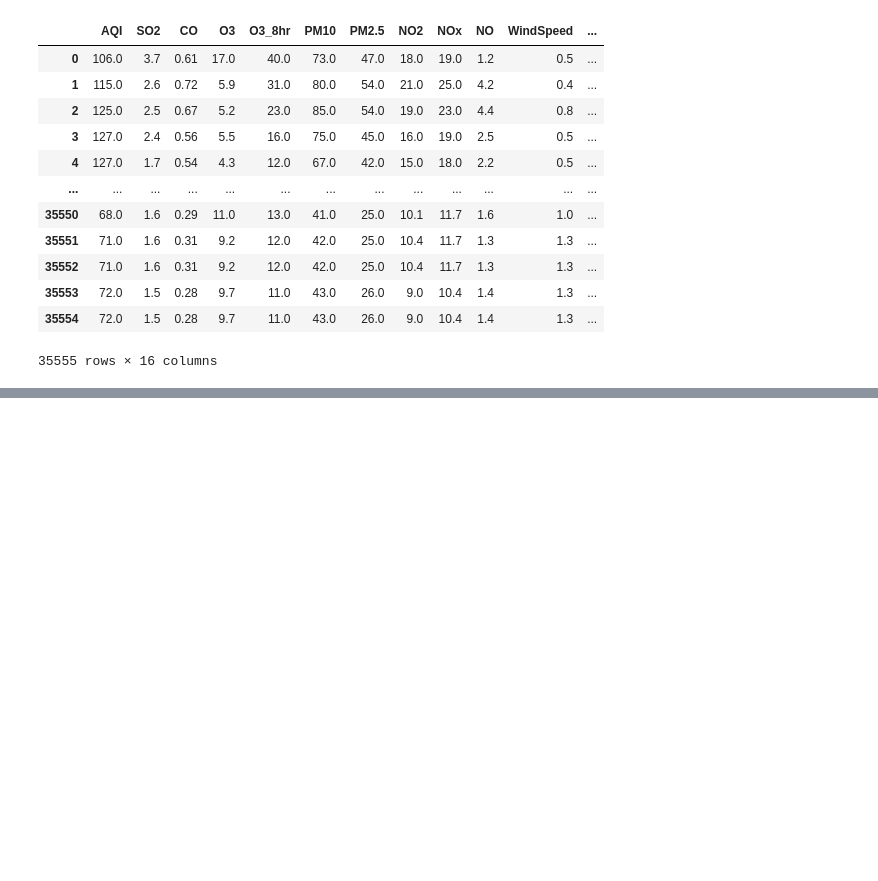
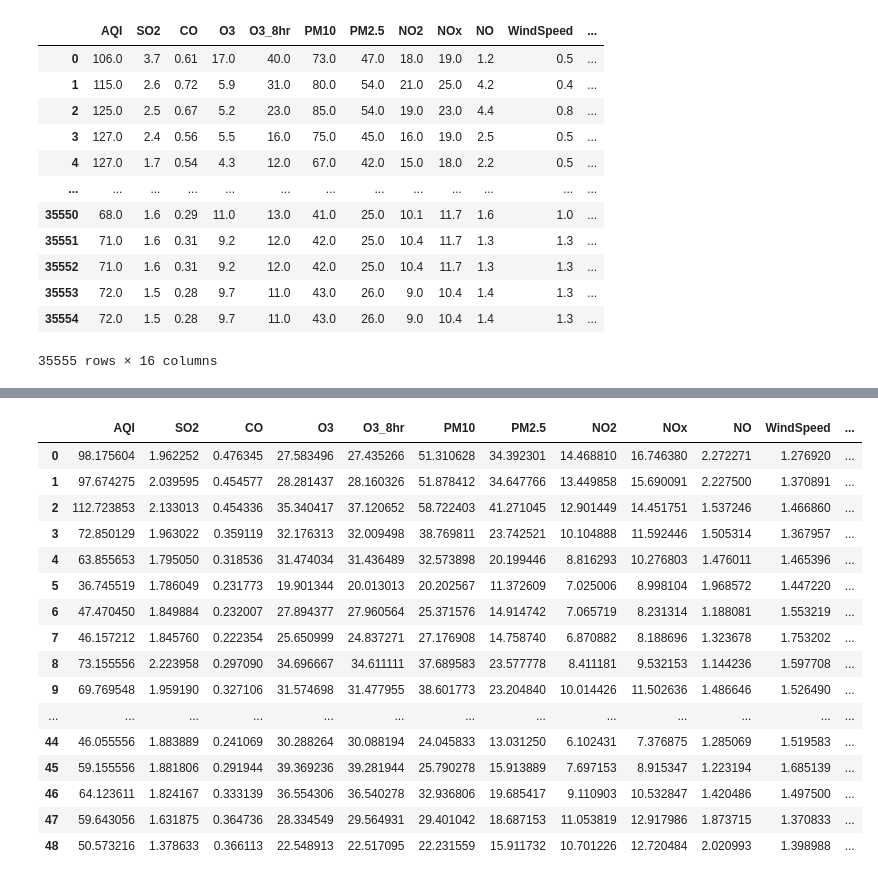
Before and after one commit to William-07/Air-Quality-Analysis-in-Puli, a Jupyter notebook: Code/Preprocessing_DM.ipynb, the cells around one changed output, grey strips where cells are left out. Saved outputs shown, nothing was run; the diff lists cells and outputs as text; code cells hidden in the pictures; blank space fills up the shorter version.

Commit message:
Preprocessing_Code-2 & Preprocessing_Data
Get:
  Hourly_Air_Data
  Daily_Air_Data
  Weekly__Air_Data
  Monthly__Air_Data

```diff
--- a/Code/Preprocessing_DM.ipynb
+++ b/Code/Preprocessing_DM.ipynb
@@ -254,6 +160,9 @@ df_weeks['Season_code'] = Season_code
 # %%
+#2. group data into weekly (7 days) format
 Days = 7
 Season_code = []
-Season_code = df_weeks.groupby(df_weeks.index // Days).sum()['Season_code']
-df_weeks = df_weeks.groupby(df_weeks.index // Days).mean()
-df_weeks['Season_code'] = Season_code
+#sum the seasonal code
+Season_code = df_Weekly_Air_Data.groupby(df_Weekly_Air_Data.index // Days).sum()['Season_code']
+df_Weekly_Air_Data = df_Weekly_Air_Data.groupby(df_Weekly_Air_Data.index // Days).mean()
+df_Weekly_Air_Data['Season_code'] = Season_code
+df_Weekly_Air_Data
@@ -276,8 +183,8 @@ df_weeks
 # %%
+#3. assign season to each week
 Season = []
 season = " "
-#week data
-for s in df_weeks['Season_code']:
+for s in df_Weekly_Air_Data['Season_code']:
     if s/7 == 1:
         season = 'Winter'
     elif s/7 == 2:
@@ -292,3 +199,8 @@ for s in df_weeks['Season_code']:
     else:
         season = season
     Season.append(season)
+
+df_Weekly_Air_Data['Season'] = Season
+df_Weekly_Air_Data = df_Weekly_Air_Data.drop(columns = ['Season_code'])
+
+df_Weekly_Air_Data
@@ -319,7 +224,11 @@ df_weeks
 # %%
+#Monthly Air Quality Data(30 days interval)
+#Get Monthly data's season:
+
+#1. Transfer the nominal season name to integer
 Season_code = []
-df_months = df_days.copy()
-for i in df_days['Date']:
+df_Monthly_Air_Quality_Data = df_Daily_Air_Data.copy()
+for i in df_Daily_Air_Data['Date']:
     if i =='Winter':
         Season_code.append(1)
 
@@ -331,10 +240,11 @@ for i in df_days['Date']:
 
     elif i =='Autumn':
         Season_code.append(4)
-df_months['Season_code'] = Season_code
+df_Monthly_Air_Quality_Data['Season_code'] = Season_code
 # %%
+#2. group data into monthly (30 days) format
 Days = 30
 Season_code = []
-Season_code = df_months.groupby(df_months.index // Days).sum()['Season_code']
-df_months = df_months.groupby(df_months.index // Days).mean()
-df_months['Season_code'] = Season_code
+Season_code = df_Monthly_Air_Quality_Data.groupby(df_Monthly_Air_Quality_Data.index // Days).sum()['Season_code']
+df_Monthly_Air_Quality_Data = df_Monthly_Air_Quality_Data.groupby(df_Monthly_Air_Quality_Data.index // Days).mean()
+df_Monthly_Air_Quality_Data['Season_code'] = Season_code
@@ -361,22 +251,41 @@ df_months
 # %%
+#3. assign season to each Month
 Season = []
 season = " "
-#week data
-for s in df_months['Season_code']:
+for s in df_Monthly_Air_Quality_Data['Season_code']:
     if s/30 == 1:
         season = 'Winter'
     elif s/30 == 2:
         season = 'early spring'
 
     elif s/30 ==3:
         season = 'late spring & summer'
 
     elif s/30 ==4:
         season = 'Autumn'
     #if %7 != 0, the season same with the last one
     else:
         season = season
     Season.append(season)
-df_months['Season'] = Season
-df_months = df_months.drop(columns = ['Season_code'])
+df_Monthly_Air_Quality_Data['Season'] = Season
+df_Monthly_Air_Quality_Data = df_Monthly_Air_Quality_Data.drop(columns = ['Season_code'])
+df_Monthly_Air_Quality_Data
+# %% [output]
+|  | AQI | SO2 | CO | O3 | O3_8hr | PM10 | PM2.5 | NO2 | NOx | NO | WindSpeed | ... |
+| 0 | 98.175604 | 1.962252 | 0.476345 | 27.583496 | 27.435266 | 51.310628 | 34.392301 | 14.468810 | 16.746380 | 2.272271 | 1.276920 | ... |
+| 1 | 97.674275 | 2.039595 | 0.454577 | 28.281437 | 28.160326 | 51.878412 | 34.647766 | 13.449858 | 15.690091 | 2.227500 | 1.370891 | ... |
+| 2 | 112.723853 | 2.133013 | 0.454336 | 35.340417 | 37.120652 | 58.722403 | 41.271045 | 12.901449 | 14.451751 | 1.537246 | 1.466860 | ... |
+| 3 | 72.850129 | 1.963022 | 0.359119 | 32.176313 | 32.009498 | 38.769811 | 23.742521 | 10.104888 | 11.592446 | 1.505314 | 1.367957 | ... |
+| 4 | 63.855653 | 1.795050 | 0.318536 | 31.474034 | 31.436489 | 32.573898 | 20.199446 | 8.816293 | 10.276803 | 1.476011 | 1.465396 | ... |
+| 5 | 36.745519 | 1.786049 | 0.231773 | 19.901344 | 20.013013 | 20.202567 | 11.372609 | 7.025006 | 8.998104 | 1.968572 | 1.447220 | ... |
+| 6 | 47.470450 | 1.849884 | 0.232007 | 27.894377 | 27.960564 | 25.371576 | 14.914742 | 7.065719 | 8.231314 | 1.188081 | 1.553219 | ... |
+| 7 | 46.157212 | 1.845760 | 0.222354 | 25.650999 | 24.837271 | 27.176908 | 14.758740 | 6.870882 | 8.188696 | 1.323678 | 1.753202 | ... |
+| 8 | 73.155556 | 2.223958 | 0.297090 | 34.696667 | 34.611111 | 37.689583 | 23.577778 | 8.411181 | 9.532153 | 1.144236 | 1.597708 | ... |
+| 9 | 69.769548 | 1.959190 | 0.327106 | 31.574698 | 31.477955 | 38.601773 | 23.204840 | 10.014426 | 11.502636 | 1.486646 | 1.526490 | ... |
+| ... | ... | ... | ... | ... | ... | ... | ... | ... | ... | ... | ... | ... |
+| 44 | 46.055556 | 1.883889 | 0.241069 | 30.288264 | 30.088194 | 24.045833 | 13.031250 | 6.102431 | 7.376875 | 1.285069 | 1.519583 | ... |
+| 45 | 59.155556 | 1.881806 | 0.291944 | 39.369236 | 39.281944 | 25.790278 | 15.913889 | 7.697153 | 8.915347 | 1.223194 | 1.685139 | ... |
+| 46 | 64.123611 | 1.824167 | 0.333139 | 36.554306 | 36.540278 | 32.936806 | 19.685417 | 9.110903 | 10.532847 | 1.420486 | 1.497500 | ... |
+| 47 | 59.643056 | 1.631875 | 0.364736 | 28.334549 | 29.564931 | 29.401042 | 18.687153 | 11.053819 | 12.917986 | 1.873715 | 1.370833 | ... |
+| 48 | 50.573216 | 1.378633 | 0.366113 | 22.548913 | 22.517095 | 22.231559 | 15.911732 | 10.701226 | 12.720484 | 2.020993 | 1.398988 | ... |
 # %%
```
Also changed, not shown: parts of 32 cells of this notebook, 5 other files.
